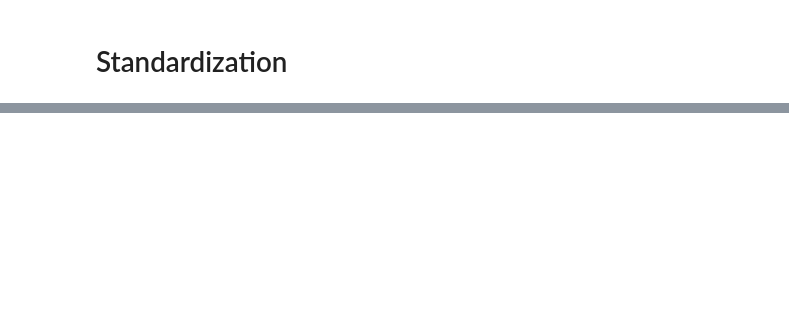
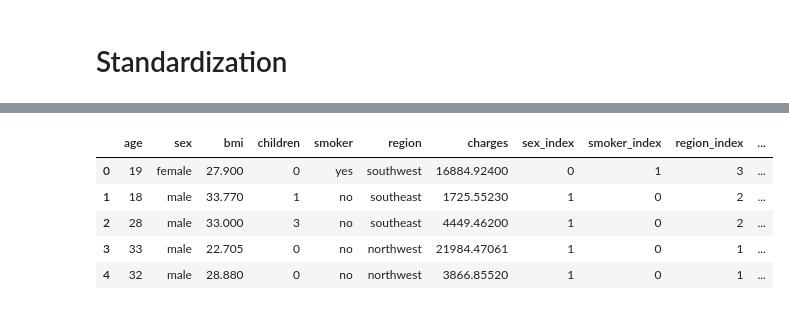
Before and after one commit to GamalHussam/ML-for-Robotics, a Jupyter notebook: task01_data_preparation/task1.ipynb, the cells around one changed output, grey strips where cells are left out. Saved outputs shown, nothing was run; the diff lists cells and outputs as text; code cells hidden in the pictures; blank space fills up the shorter version.

```diff
--- a/task01_data_preparation/task1.ipynb
+++ b/task01_data_preparation/task1.ipynb
@@ -204,0 +220,29 @@ plt.show()
+# %%
+# Encoding by using oneHotEncoder
+oe = preprocessing.OneHotEncoder(sparse_output=False)
+
+# Since we use it for encoding categorical and numerical
+# Then Covert type of columns to category
+data["sex"] = data["sex"].astype("category")
+data["smoker"] = data["smoker"].astype("category")
+data["region"] = data["region"].astype("category")
+
+# Assigning numerical values and storing it in another columns
+data["sex_index"] = data["sex"].cat.codes
+data["smoker_index"] = data["smoker"].cat.codes
+data["region_index"] = data["region"].cat.codes
+
+# Passing encoded columns
+oe_new = pd.DataFrame(oe.fit_transform(data[["sex_index", "smoker_index", "region_index"]]))
+
+# Merge with main
+new_df = data.join(oe_new)
+
+new_df.head()
+# %% [output]
+|  | age | sex | bmi | children | smoker | region | charges | sex_index | smoker_index | region_index | ... |
+| 0 | 19 | female | 27.900 | 0 | yes | southwest | 16884.92400 | 0 | 1 | 3 | ... |
+| 1 | 18 | male | 33.770 | 1 | no | southeast | 1725.55230 | 1 | 0 | 2 | ... |
+| 2 | 28 | male | 33.000 | 3 | no | southeast | 4449.46200 | 1 | 0 | 2 | ... |
+| 3 | 33 | male | 22.705 | 0 | no | northwest | 21984.47061 | 1 | 0 | 1 | ... |
+| 4 | 32 | male | 28.880 | 0 | no | northwest | 3866.85520 | 1 | 0 | 1 | ... |
```
Also changed, not shown: parts of 17 cells of this notebook.
